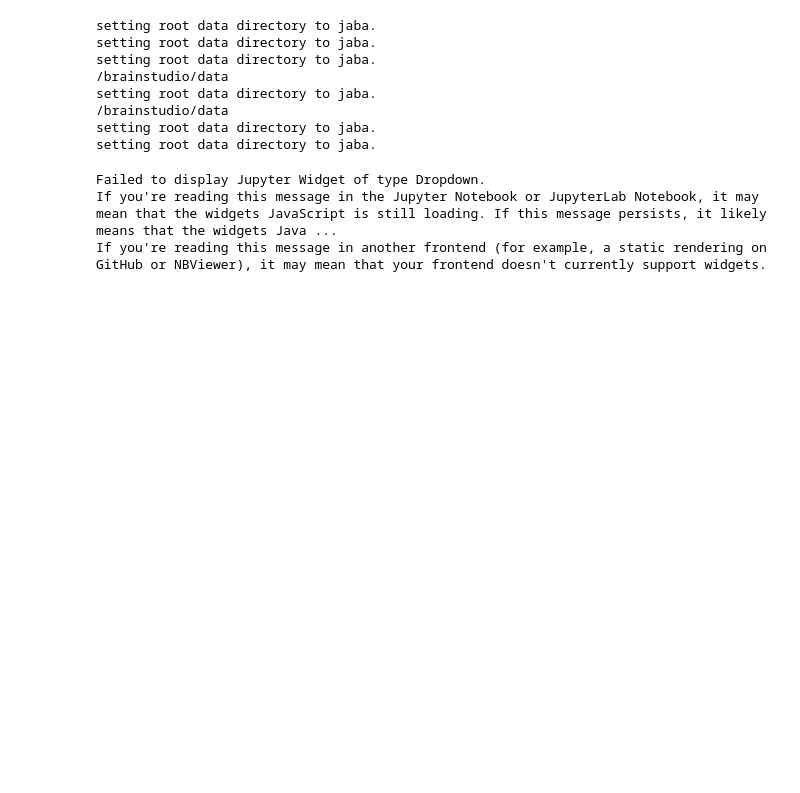
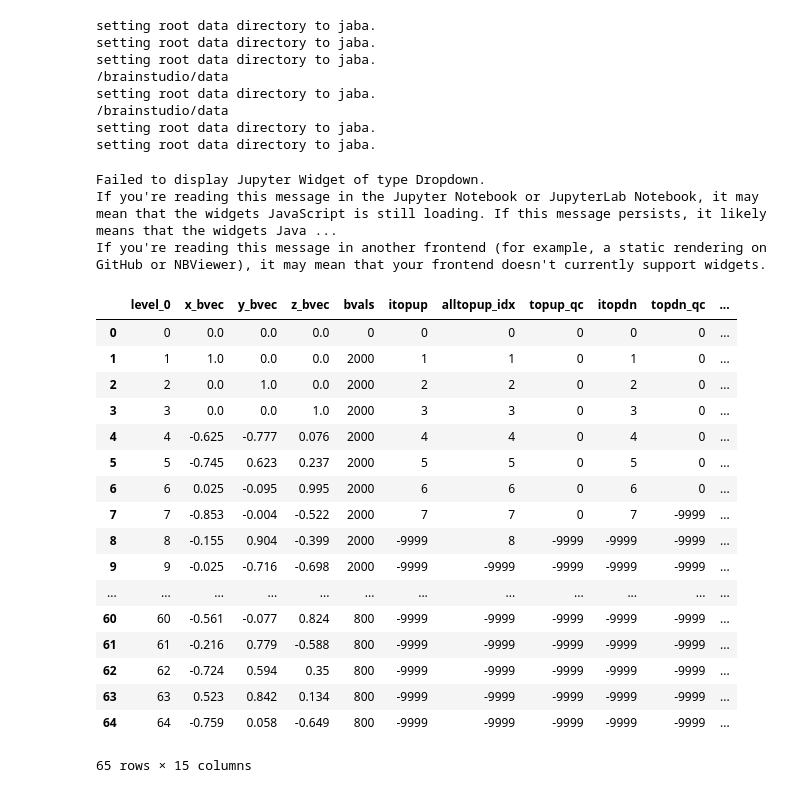
Before and after one commit to mrjeffstevenson3/mmimproc, a Jupyter notebook: ipn/dwi_visual_qc.ipynb, the cells around one changed output. Cells and saved outputs as stored; diff of their text form; code cells hidden in the pictures; blank space fills up the shorter version.

```diff
--- a/ipn/dwi_visual_qc.ipynb
+++ b/ipn/dwi_visual_qc.ipynb
@@ -36,6 +36,28 @@ setting root data directory to jaba.
 Failed to display Jupyter Widget of type Dropdown.
 If you're reading this message in the Jupyter Notebook or JupyterLab Notebook, it may mean that the widgets JavaScript is still loading. If this message persists, it likely means that the widgets Java ...
 If you're reading this message in another frontend (for example, a static rendering on GitHub or NBViewer), it may mean that your frontend doesn't currently support widgets.
+# %%
+all_dwi_auto_qc = h52df(opts.info_fname, input_selkey.value)
+all_dwi_auto_qc
+# %% [output]
+|  | level_0 | x_bvec | y_bvec | z_bvec | bvals | itopup | alltopup_idx | topup_qc | itopdn | topdn_qc | ... |
+| 0 | 0 | 0.0 | 0.0 | 0.0 | 0 | 0 | 0 | 0 | 0 | 0 | ... |
+| 1 | 1 | 1.0 | 0.0 | 0.0 | 2000 | 1 | 1 | 0 | 1 | 0 | ... |
+| 2 | 2 | 0.0 | 1.0 | 0.0 | 2000 | 2 | 2 | 0 | 2 | 0 | ... |
+| 3 | 3 | 0.0 | 0.0 | 1.0 | 2000 | 3 | 3 | 0 | 3 | 0 | ... |
+| 4 | 4 | -0.625 | -0.777 | 0.076 | 2000 | 4 | 4 | 0 | 4 | 0 | ... |
+| 5 | 5 | -0.745 | 0.623 | 0.237 | 2000 | 5 | 5 | 0 | 5 | 0 | ... |
+| 6 | 6 | 0.025 | -0.095 | 0.995 | 2000 | 6 | 6 | 0 | 6 | 0 | ... |
+| 7 | 7 | -0.853 | -0.004 | -0.522 | 2000 | 7 | 7 | 0 | 7 | -9999 | ... |
+| 8 | 8 | -0.155 | 0.904 | -0.399 | 2000 | -9999 | 8 | -9999 | -9999 | -9999 | ... |
+| 9 | 9 | -0.025 | -0.716 | -0.698 | 2000 | -9999 | -9999 | -9999 | -9999 | -9999 | ... |
+| ... | ... | ... | ... | ... | ... | ... | ... | ... | ... | ... | ... |
+| 60 | 60 | -0.561 | -0.077 | 0.824 | 800 | -9999 | -9999 | -9999 | -9999 | -9999 | ... |
+| 61 | 61 | -0.216 | 0.779 | -0.588 | 800 | -9999 | -9999 | -9999 | -9999 | -9999 | ... |
+| 62 | 62 | -0.724 | 0.594 | 0.35 | 800 | -9999 | -9999 | -9999 | -9999 | -9999 | ... |
+| 63 | 63 | 0.523 | 0.842 | 0.134 | 800 | -9999 | -9999 | -9999 | -9999 | -9999 | ... |
+| 64 | 64 | -0.759 | 0.058 | -0.649 | 800 | -9999 | -9999 | -9999 | -9999 | -9999 | ... |
+65 rows × 15 columns
 # %%
 pick = {'subj': input_selkey.value.split('/')[1], 'session': input_selkey.value.split('/')[2], }
 all_dwi_auto_qc = h52df(opts.info_fname, input_selkey.value)
```
Also changed, not shown: parts of 4 cells of this notebook, 1 other file.
